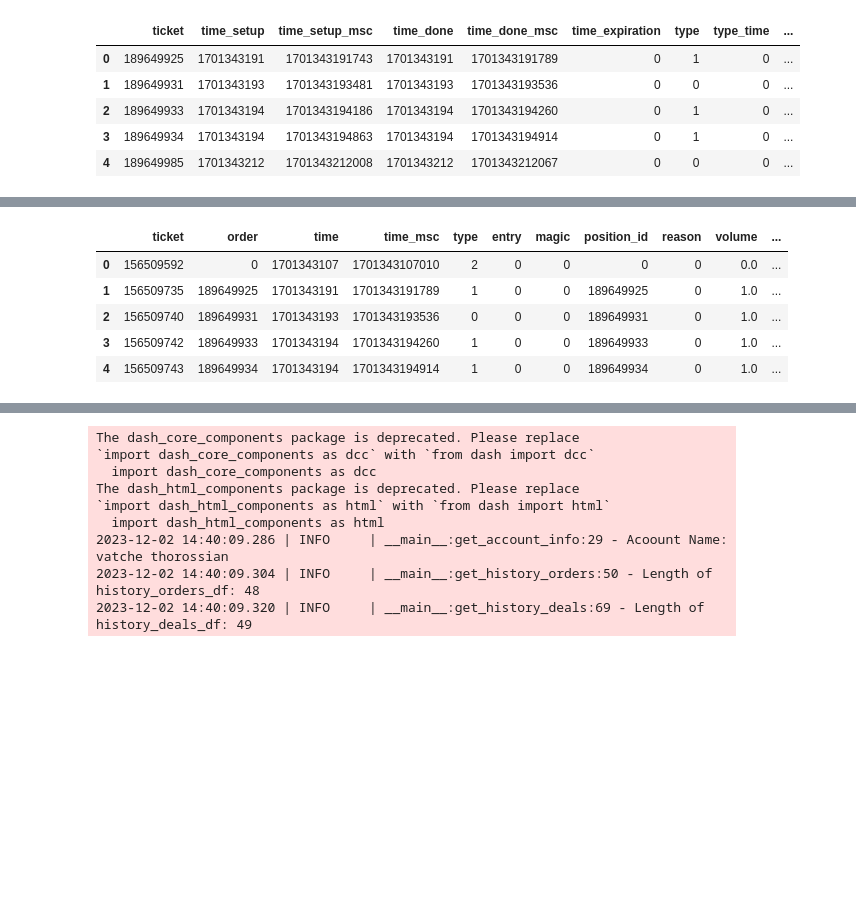
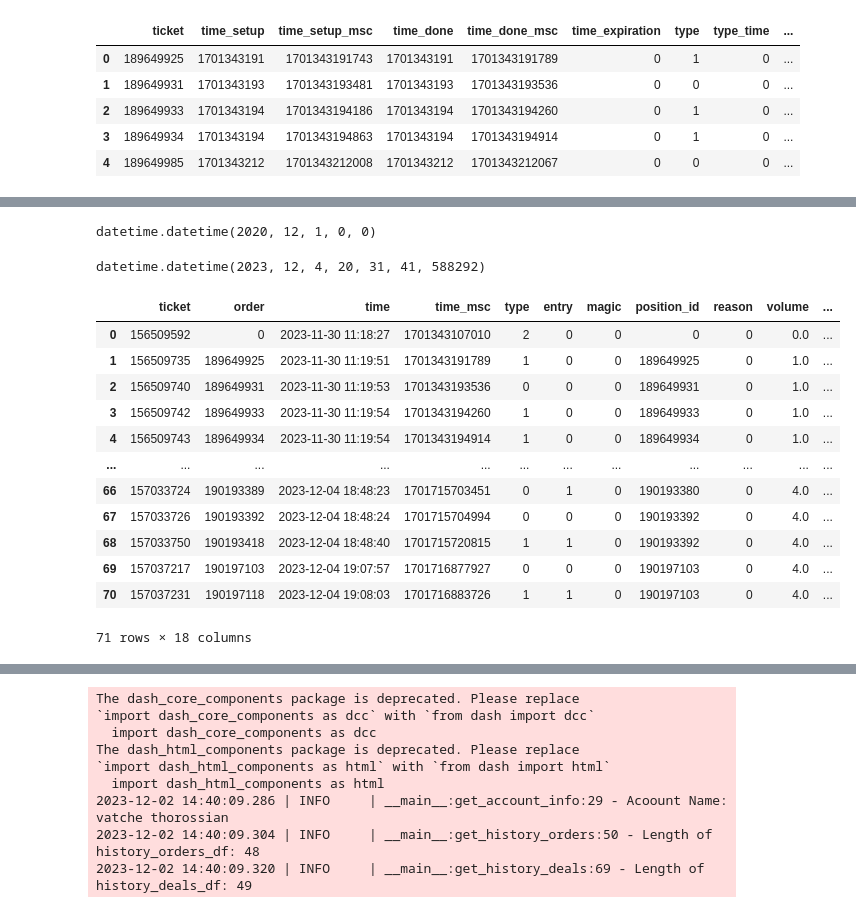
Before and after one commit to vatche-t/economical_analysis, a Jupyter notebook: pipeline.ipynb, the cells around one changed output, grey strips where cells are left out. Saved outputs shown, nothing was run; the diff lists cells and outputs as text; code cells hidden in the pictures; blank space fills up the shorter version.

```diff
--- a/pipeline.ipynb
+++ b/pipeline.ipynb
@@ -25,0 +26,4 @@ df
+# %%
+df = pd.read_feather("history_deals_df.feather")
+pd.set_option('display.max_rows', None)
+df
@@ -67,15 +125,32 @@ trade_data_dataframe.head()
 # %%
-from_date=datetime(2020,1,1)
+from_date=datetime(2020,12,1)
 to_date=datetime.now()
+
 history_deals=(mt5.history_deals_get(from_date, to_date))
+# %%
+from_date
+# %% [output]
+datetime.datetime(2020, 12, 1, 0, 0)
+# %%
+to_date
+# %% [output]
+datetime.datetime(2023, 12, 4, 20, 31, 41, 588292)
 # %%
 deals_dataframe=pd.DataFrame(list(history_deals),columns=history_deals[0]._asdict().keys())
+deals_dataframe["time"] = pd.to_datetime(deals_dataframe["time"], unit="s")
 # %%
-deals_dataframe.head()
+deals_dataframe
 # %% [output]
 |  | ticket | order | time | time_msc | type | entry | magic | position_id | reason | volume | ... |
-| 0 | 156509592 | 0 | 1701343107 | 1701343107010 | 2 | 0 | 0 | 0 | 0 | 0.0 | ... |
-| 1 | 156509735 | 189649925 | 1701343191 | 1701343191789 | 1 | 0 | 0 | 189649925 | 0 | 1.0 | ... |
-| 2 | 156509740 | 189649931 | 1701343193 | 1701343193536 | 0 | 0 | 0 | 189649931 | 0 | 1.0 | ... |
-| 3 | 156509742 | 189649933 | 1701343194 | 1701343194260 | 1 | 0 | 0 | 189649933 | 0 | 1.0 | ... |
-| 4 | 156509743 | 189649934 | 1701343194 | 1701343194914 | 1 | 0 | 0 | 189649934 | 0 | 1.0 | ... |
+| 0 | 156509592 | 0 | 2023-11-30 11:18:27 | 1701343107010 | 2 | 0 | 0 | 0 | 0 | 0.0 | ... |
+| 1 | 156509735 | 189649925 | 2023-11-30 11:19:51 | 1701343191789 | 1 | 0 | 0 | 189649925 | 0 | 1.0 | ... |
+| 2 | 156509740 | 189649931 | 2023-11-30 11:19:53 | 1701343193536 | 0 | 0 | 0 | 189649931 | 0 | 1.0 | ... |
+| 3 | 156509742 | 189649933 | 2023-11-30 11:19:54 | 1701343194260 | 1 | 0 | 0 | 189649933 | 0 | 1.0 | ... |
+| 4 | 156509743 | 189649934 | 2023-11-30 11:19:54 | 1701343194914 | 1 | 0 | 0 | 189649934 | 0 | 1.0 | ... |
+| ... | ... | ... | ... | ... | ... | ... | ... | ... | ... | ... | ... |
+| 66 | 157033724 | 190193389 | 2023-12-04 18:48:23 | 1701715703451 | 0 | 1 | 0 | 190193380 | 0 | 4.0 | ... |
+| 67 | 157033726 | 190193392 | 2023-12-04 18:48:24 | 1701715704994 | 0 | 0 | 0 | 190193392 | 0 | 4.0 | ... |
+| 68 | 157033750 | 190193418 | 2023-12-04 18:48:40 | 1701715720815 | 1 | 1 | 0 | 190193392 | 0 | 4.0 | ... |
+| 69 | 157037217 | 190197103 | 2023-12-04 19:07:57 | 1701716877927 | 0 | 0 | 0 | 190197103 | 0 | 4.0 | ... |
+| 70 | 157037231 | 190197118 | 2023-12-04 19:08:03 | 1701716883726 | 1 | 1 | 0 | 190197103 | 0 | 4.0 | ... |
+71 rows × 18 columns
```
Also changed, not shown: parts of 8 cells of this notebook, 4 other files.
